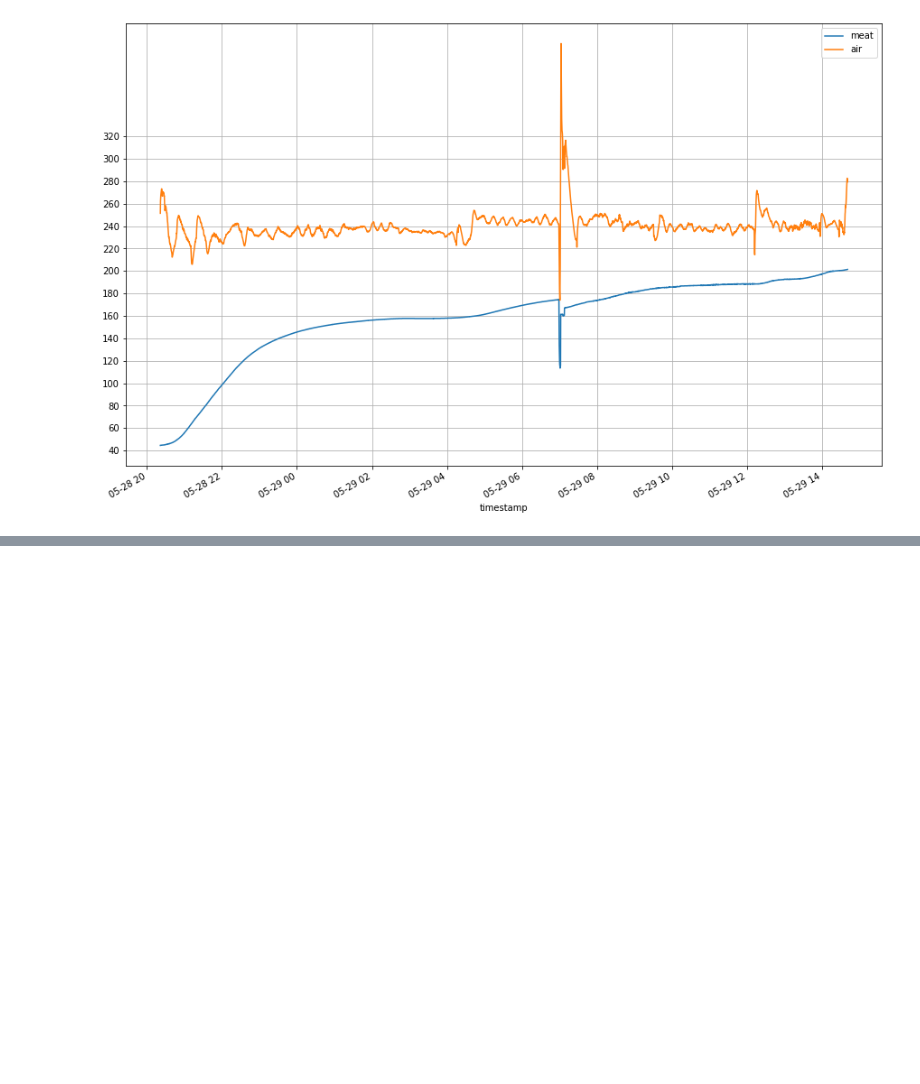
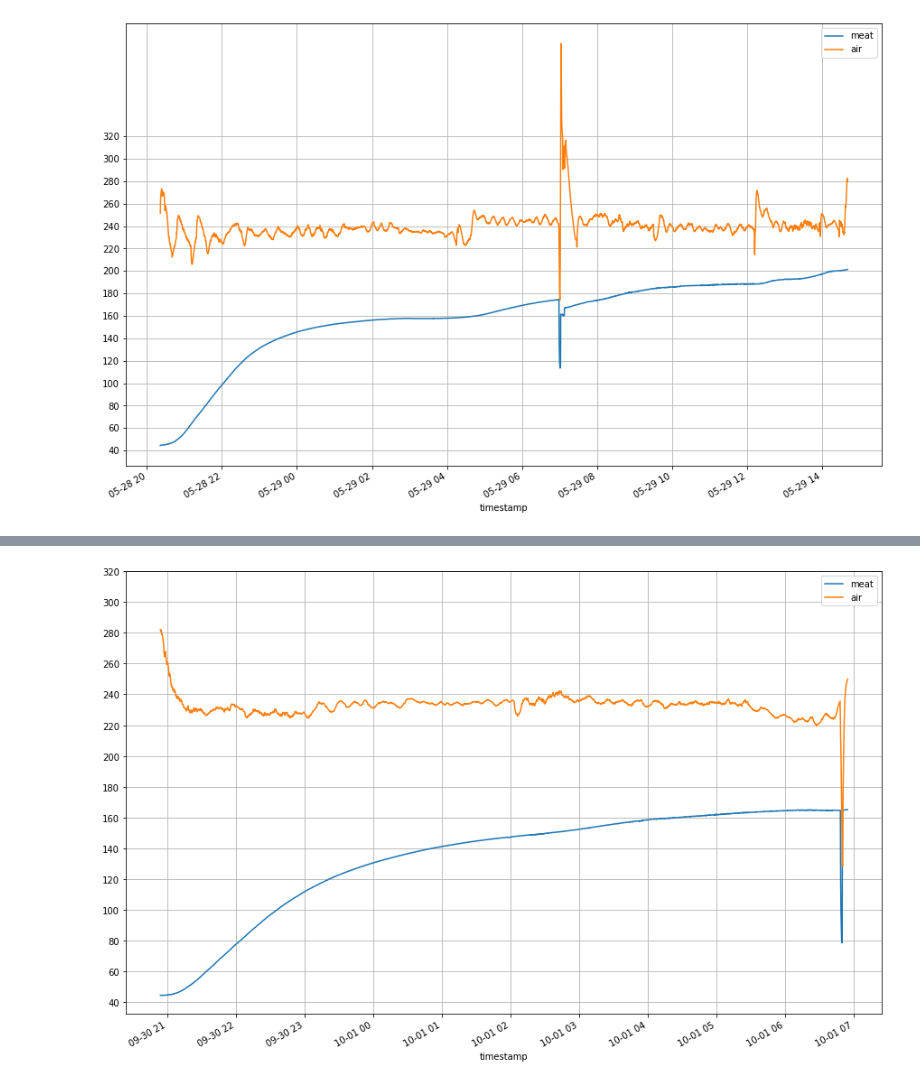
Before and after one commit to sbeckert1/smoker, a Jupyter notebook: data/Untitled.ipynb, the cells around one changed output, grey strips where cells are left out. Cells and saved outputs as stored; diff of their text form; code cells hidden in the pictures; blank space fills up the shorter version.

```diff
--- a/data/Untitled.ipynb
+++ b/data/Untitled.ipynb
@@ -204,0 +219,3 @@ plotJSON('../data/brisket_15_2.txt')
+# %%
+plotJSON('../data/boston_8lb_2.txt')
+# %% [output]
@@ -204,0 +225 @@ plotJSON('../data/brisket_15_2.txt')
+[figure, added]
```
Also changed, not shown: parts of 3 cells of this notebook, 1 other file.
